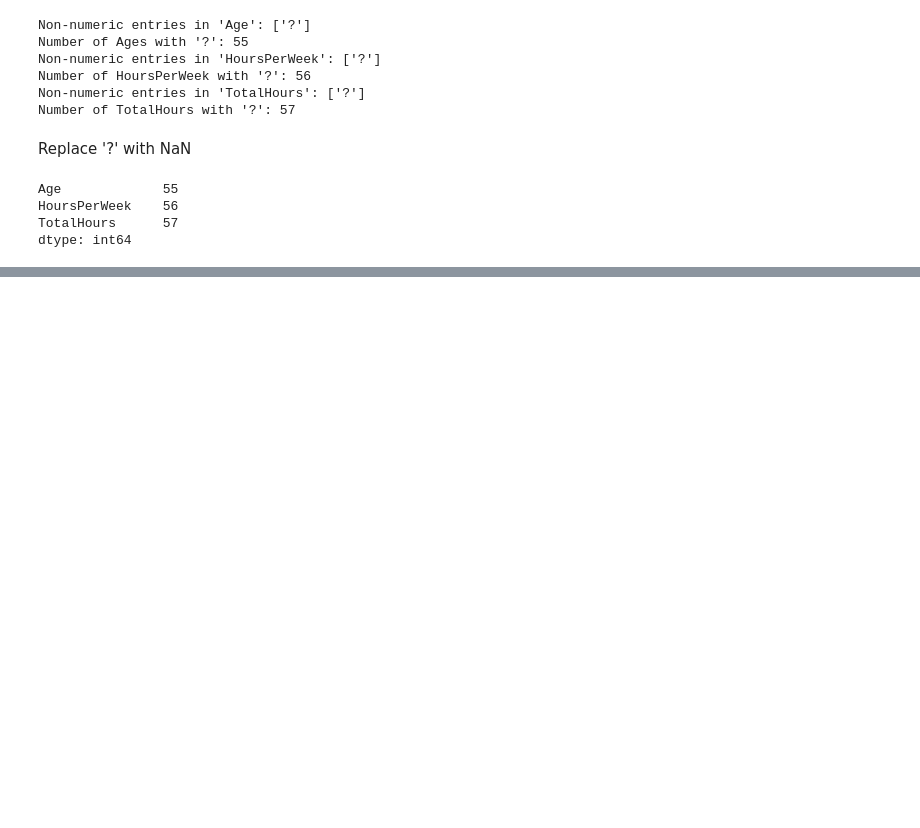
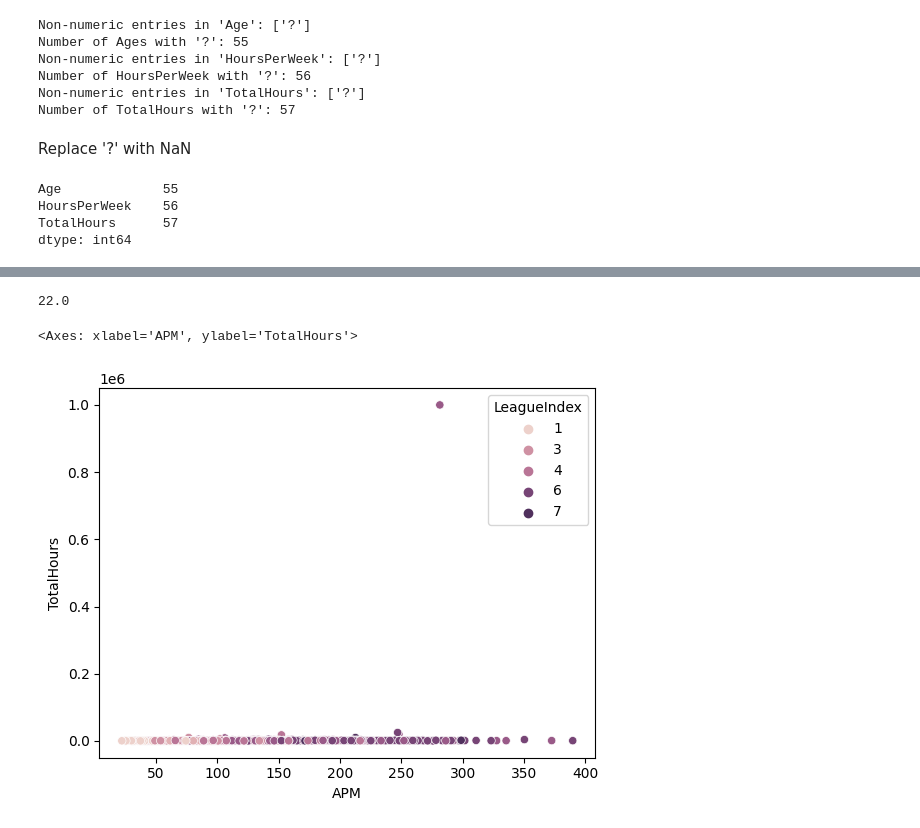
Before and after one commit to Ethan-Shapiro/EG-Starcraft-II-Project, a Jupyter notebook: notebook.ipynb, the cells around one changed output, grey strips where cells are left out. Drawn from its saved outputs; the diff is of its cells as text; code cells hidden in the pictures; blank space fills up the shorter version.

```diff
--- a/notebook.ipynb
+++ b/notebook.ipynb
@@ -286,0 +300,9 @@ df.loc[df.isna().any(axis=1), :]
+# %%
+df[(df['LeagueIndex'] == 5) & (df['Age'] == 18)]['HoursPerWeek'].median()
+# %% [output]
+22.0
+# %%
+sns.scatterplot(df, x='APM', y='TotalHours', hue='LeagueIndex')
+# %% [output]
+<Axes: xlabel='APM', ylabel='TotalHours'>
+[figure, added]
```
Also changed, not shown: parts of 33 cells of this notebook, 1 other file.
